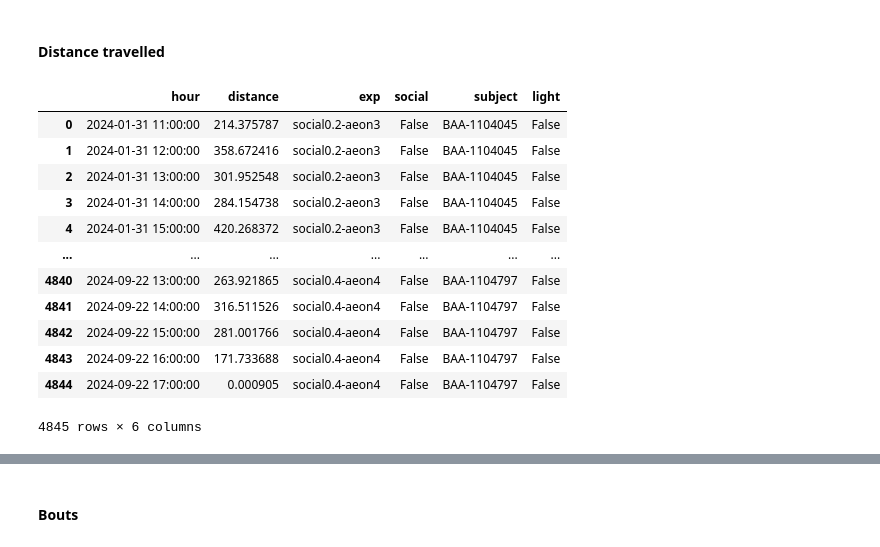
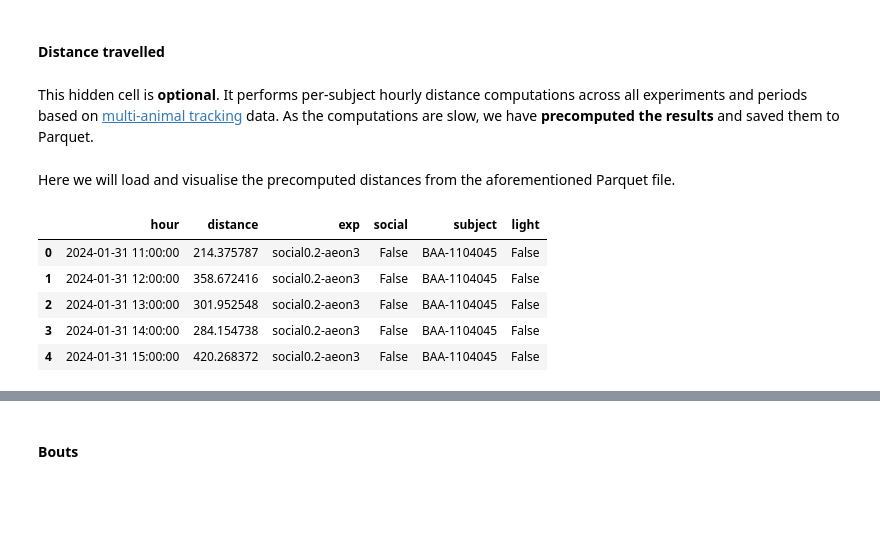
Before and after one commit to SainsburyWellcomeCentre/aeon_docs, a Jupyter notebook: src/user/how_to/social_analysis2.ipynb, the cells around one changed output, grey strips where cells are left out. Drawn from its saved outputs; the diff is of its cells as text; code cells hidden in the pictures; blank space fills up the shorter version.

```diff
--- a/src/user/how_to/social_analysis2.ipynb
+++ b/src/user/how_to/social_analysis2.ipynb
@@ -92,34 +27,10 @@ from tqdm.auto import tqdm
 # %%
 # Plot settings
-sns.set_style("whitegrid")
-plt.rcParams["axes.titlesize"] = 20
-plt.rcParams["axes.labelsize"] = 18
-plt.rcParams["xtick.labelsize"] = 15
-plt.rcParams["ytick.labelsize"] = 15
-plt.rcParams["legend.title_fontsize"] = 15
-plt.rcParams["legend.fontsize"] = 14
+sns.set_style("ticks")
 
 # Constants
 cm2px = 5.2  # 1 cm = 5.2 px roughly in aeon arenas
 light_off, light_on = 7, 20  # 7am to 8pm
-
-subject_colors = plotly.colors.qualitative.Dark24
-patch_colors = plotly.colors.qualitative.Light24
-patch_markers = [
-    "circle",
-    "bowtie",
-    "square",
-    "hourglass",
-    "diamond",
-    "cross",
-    "x",
-    "triangle",
-    "star",
-]
-patch_markers_symbols = ["●", "⧓", "■", "⧗", "♦", "✖", "×", "▲", "★"]
-patch_markers_dict = dict(zip(patch_markers, patch_markers_symbols, strict=False))
-patch_markers_linestyles = ["solid", "dash", "dot", "dashdot", "longdashdot"]
-subject_markers_linestyles = patch_markers_linestyles.copy()
 patch_type_mean_map = {100: "l", 300: "m", 500: "h", 200: "l", 600: "m", 1000: "h"}
 patch_type_rate_map = {
     0.01: "l",
@@ -157,9 +68,6 @@ experiments = [
         "social_end": "2024-07-06 13:00:00",
         "postsocial_start": "2024-07-07 16:00:00",
         "postsocial_end": "2024-07-14 14:00:00",
-    },
-    {
-        "name": "social0.3-aeon4",
     },
     {
         "name": "social0.4-aeon3",
@@ -367 +322,5 @@ dist_trav_hour_df = pd.DataFrame(
+# %% [markdown]
+This hidden cell is **optional**.
+It performs per-subject hourly distance computations across all experiments and periods based on [multi-animal tracking](target-multianimal-tracking) data.
+As the computations are slow, we have **precomputed the results** and saved them to Parquet.
 # %%
@@ -408,31 +380,17 @@ for exp in exp_pbar:
+# %% [markdown]
+Here we will load and visualise the precomputed distances from the aforementioned Parquet file.
 # %%
-# # Save as parquet
-# dist_trav_hour_df.to_parquet(
-#     data_dir / "for_plots" / "dist_trav_hour_df.parquet",
-#     engine="pyarrow",
-#     compression="snappy",
-#     index=False,
-# )
-
 # Load the parquet file
 dist_trav_hour_df = pd.read_parquet(
     data_dir / "for_plots" / "dist_trav_hour_df.parquet",
     engine="pyarrow",
 )
-
-display(dist_trav_hour_df)
+dist_trav_hour_df.head()
 # %% [output]
 |  | hour | distance | exp | social | subject | light |
 | 0 | 2024-01-31 11:00:00 | 214.375787 | social0.2-aeon3 | False | BAA-1104045 | False |
 | 1 | 2024-01-31 12:00:00 | 358.672416 | social0.2-aeon3 | False | BAA-1104045 | False |
 | 2 | 2024-01-31 13:00:00 | 301.952548 | social0.2-aeon3 | False | BAA-1104045 | False |
 | 3 | 2024-01-31 14:00:00 | 284.154738 | social0.2-aeon3 | False | BAA-1104045 | False |
 | 4 | 2024-01-31 15:00:00 | 420.268372 | social0.2-aeon3 | False | BAA-1104045 | False |
-| ... | ... | ... | ... | ... | ... | ... |
-| 4840 | 2024-09-22 13:00:00 | 263.921865 | social0.4-aeon4 | False | BAA-1104797 | False |
-| 4841 | 2024-09-22 14:00:00 | 316.511526 | social0.4-aeon4 | False | BAA-1104797 | False |
-| 4842 | 2024-09-22 15:00:00 | 281.001766 | social0.4-aeon4 | False | BAA-1104797 | False |
-| 4843 | 2024-09-22 16:00:00 | 171.733688 | social0.4-aeon4 | False | BAA-1104797 | False |
-| 4844 | 2024-09-22 17:00:00 | 0.000905 | social0.4-aeon4 | False | BAA-1104797 | False |
-4845 rows × 6 columns
 # %%
```
Also changed, not shown: parts of 117 cells of this notebook, 2 other files.
